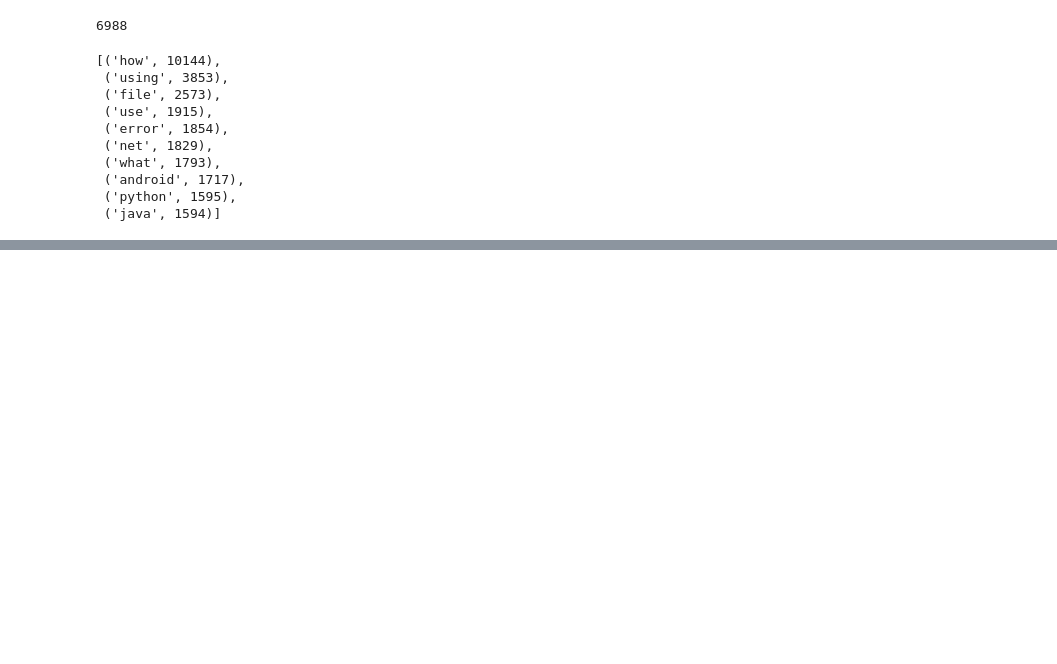
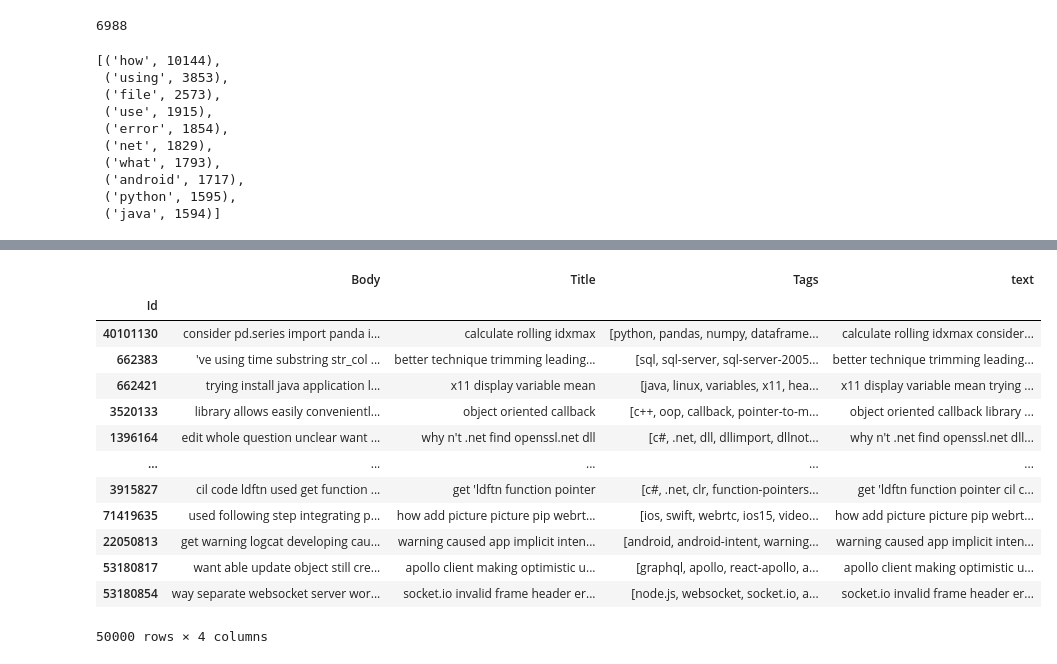
Before and after one commit to ThomasMeb/Classifier_Questions_StackOverflow, a Jupyter notebook: Mebarki_Thomas_notebook_exploration_032023.ipynb, the cells around one changed output, grey strips where cells are left out. Cells and saved outputs as stored; diff of their text form; code cells hidden in the pictures; blank space fills up the shorter version.

```diff
--- a/Mebarki_Thomas_notebook_exploration_032023.ipynb
+++ b/Mebarki_Thomas_notebook_exploration_032023.ipynb
@@ -371,0 +376,17 @@ df.head()
+# %%
+df
+# %% [output]
+|  | Body | Title | Tags | text |
+| Id |  |  |  |  |
+| 40101130 | consider pd.series import panda i... | calculate rolling idxmax | [python, pandas, numpy, dataframe... | calculate rolling idxmax consider... |
+| 662383 | 've using time substring str_col ... | better technique trimming leading... | [sql, sql-server, sql-server-2005... | better technique trimming leading... |
+| 662421 | trying install java application l... | x11 display variable mean | [java, linux, variables, x11, hea... | x11 display variable mean trying ... |
+| 3520133 | library allows easily convenientl... | object oriented callback | [c++, oop, callback, pointer-to-m... | object oriented callback library ... |
+| 1396164 | edit whole question unclear want ... | why n't .net find openssl.net dll | [c#, .net, dll, dllimport, dllnot... | why n't .net find openssl.net dll... |
+| ... | ... | ... | ... | ... |
+| 3915827 | cil code ldftn used get function ... | get 'ldftn function pointer | [c#, .net, clr, function-pointers... | get 'ldftn function pointer cil c... |
+| 71419635 | used following step integrating p... | how add picture picture pip webrt... | [ios, swift, webrtc, ios15, video... | how add picture picture pip webrt... |
+| 22050813 | get warning logcat developing cau... | warning caused app implicit inten... | [android, android-intent, warning... | warning caused app implicit inten... |
+| 53180817 | want able update object still cre... | apollo client making optimistic u... | [graphql, apollo, react-apollo, a... | apollo client making optimistic u... |
+| 53180854 | way separate websocket server wor... | socket.io invalid frame header er... | [node.js, websocket, socket.io, a... | socket.io invalid frame header er... |
+50000 rows × 4 columns
```
Also changed, not shown: parts of 19 cells of this notebook.
